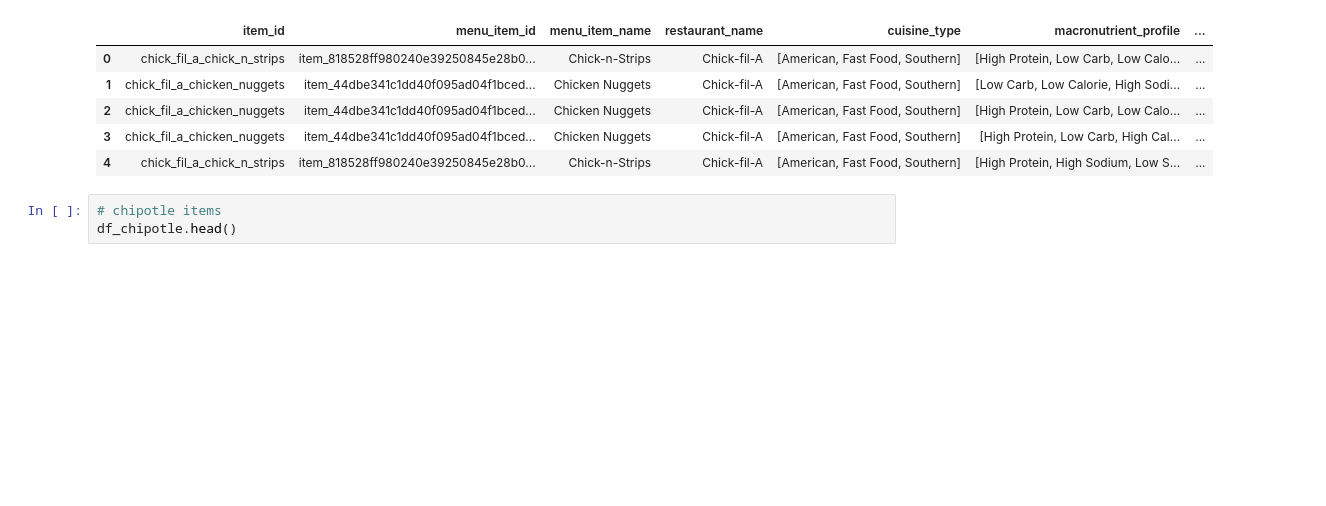
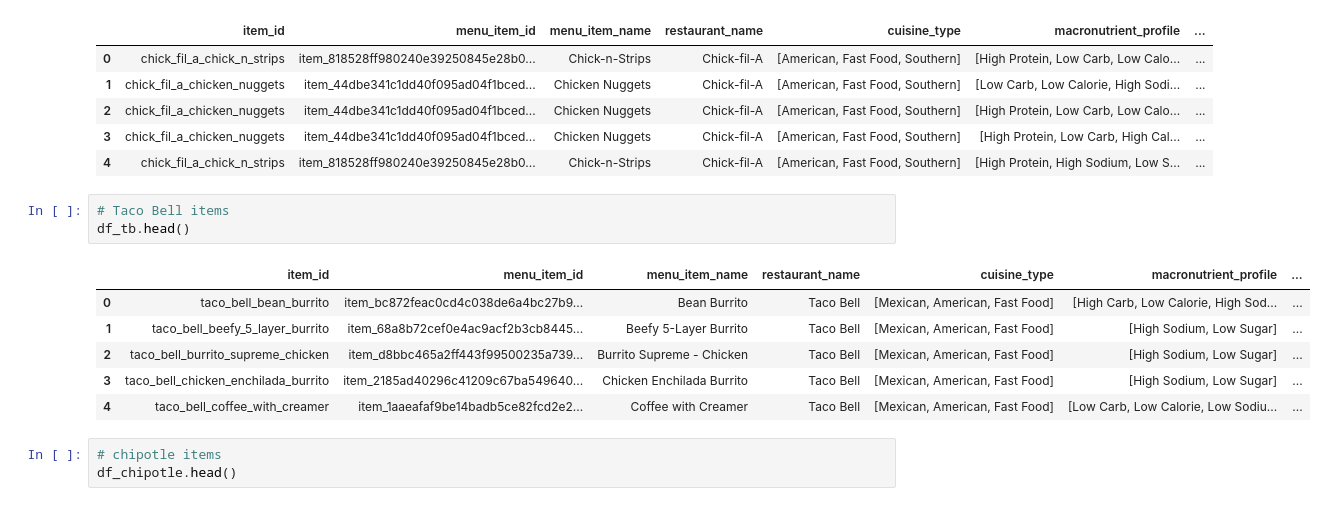
Before and after one commit to aalfurai/EateryAI, a Jupyter notebook: sandbox/meal_combo_sandbox.ipynb, the cells around one changed output. Cells and saved outputs as stored; diff of their text form; blank space fills up the shorter version.

```diff
--- a/sandbox/meal_combo_sandbox.ipynb
+++ b/sandbox/meal_combo_sandbox.ipynb
@@ -41,6 +48,16 @@ df_cfa.head()
 | 2 | chick_fil_a_chicken_nuggets | item_44dbe341c1dd40f095ad04f1bced... | Chicken Nuggets | Chick-fil-A | [American, Fast Food, Southern] | [High Protein, Low Carb, Low Calo... | ... |
 | 3 | chick_fil_a_chicken_nuggets | item_44dbe341c1dd40f095ad04f1bced... | Chicken Nuggets | Chick-fil-A | [American, Fast Food, Southern] | [High Protein, Low Carb, High Cal... | ... |
 | 4 | chick_fil_a_chick_n_strips | item_818528ff980240e39250845e28b0... | Chick-n-Strips | Chick-fil-A | [American, Fast Food, Southern] | [High Protein, High Sodium, Low S... | ... |
+# %%
+# Taco Bell items
+df_tb.head()
+# %% [output]
+|  | item_id | menu_item_id | menu_item_name | restaurant_name | cuisine_type | macronutrient_profile | ... |
+| 0 | taco_bell_bean_burrito | item_bc872feac0cd4c038de6a4bc27b9... | Bean Burrito | Taco Bell | [Mexican, American, Fast Food] | [High Carb, Low Calorie, High Sod... | ... |
+| 1 | taco_bell_beefy_5_layer_burrito | item_68a8b72cef0e4ac9acf2b3cb8445... | Beefy 5-Layer Burrito | Taco Bell | [Mexican, American, Fast Food] | [High Sodium, Low Sugar] | ... |
+| 2 | taco_bell_burrito_supreme_chicken | item_d8bbc465a2ff443f99500235a739... | Burrito Supreme - Chicken | Taco Bell | [Mexican, American, Fast Food] | [High Sodium, Low Sugar] | ... |
+| 3 | taco_bell_chicken_enchilada_burrito | item_2185ad40296c41209c67ba549640... | Chicken Enchilada Burrito | Taco Bell | [Mexican, American, Fast Food] | [High Sodium, Low Sugar] | ... |
+| 4 | taco_bell_coffee_with_creamer | item_1aaeafaf9be14badb5ce82fcd2e2... | Coffee with Creamer | Taco Bell | [Mexican, American, Fast Food] | [Low Carb, Low Calorie, Low Sodiu... | ... |
 # %%
 # chipotle items
 df_chipotle.head()
```
Also changed, not shown: parts of 20 cells of this notebook.
